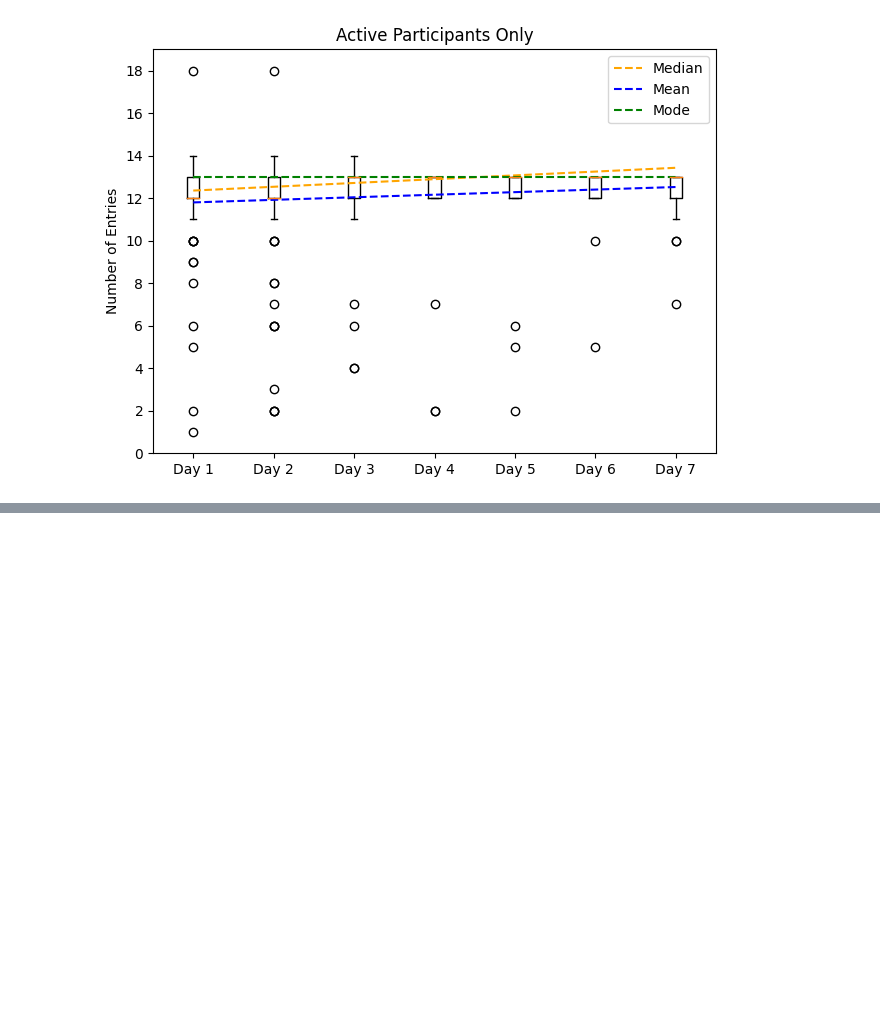
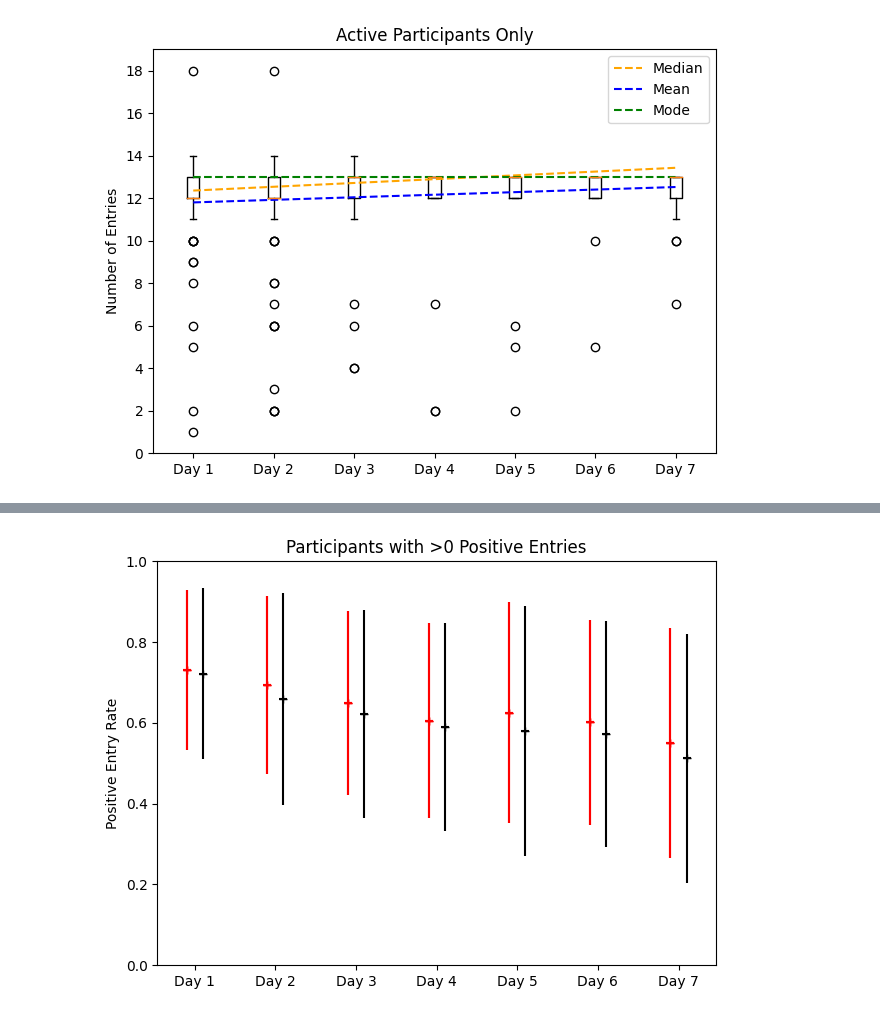
Before and after one commit to JGIBristol/seaco_smartwatch_paper, a Jupyter notebook: quantitative.ipynb, the cells around one changed output, grey strips where cells are left out. Cells and saved outputs as stored; diff of their text form; code cells hidden in the pictures; blank space fills up the shorter version.

```diff
--- a/quantitative.ipynb
+++ b/quantitative.ipynb
@@ -312,0 +339,43 @@ Completion rate
+# %%
+"""
+Plot the positive entry rate excluding those who made 0 positive entries
+
+"""
+
+fig, axis = plt.subplots()
+
+offset = 0.1  # How much to offset the error bars
+n_zero = []
+for day, entries, positive in zip(d, n_entries.T, n_positive.T):
+    # Mask for participants who made 0 positive entries
+    nonzero_positive = positive != 0
+    n_zero.append(np.sum(~nonzero_positive))
+
+    positive_rate = positive[nonzero_positive] / entries[nonzero_positive]
+
+    # Find the positivity rate
+    mean = np.mean(positive_rate)
+    std = np.std(positive_rate)
+
+    axis.errorbar(
+        [day - offset, day - offset],
+        [mean, mean],
+        yerr=std,
+        xerr=offset / 2,
+        fmt="r+",
+    )
+
+axis.errorbar(
+    d + offset, all_positive_rate, yerr=all_positive_rate_std, xerr=offset / 2, fmt="k+"
+)
+
+axis.set_xticks(d, days)
+axis.set_ylim(0, 1)
+
+axis.set_ylabel("Positive Entry Rate")
+axis.set_title("Participants with >0 Positive Entries")
+
+fig.tight_layout()
+fig.savefig(f"{img_dir}/completion_rate_no_zeros.png")
+# %% [output]
+[figure, added]
```
Also changed, not shown: parts of 4 cells of this notebook.
